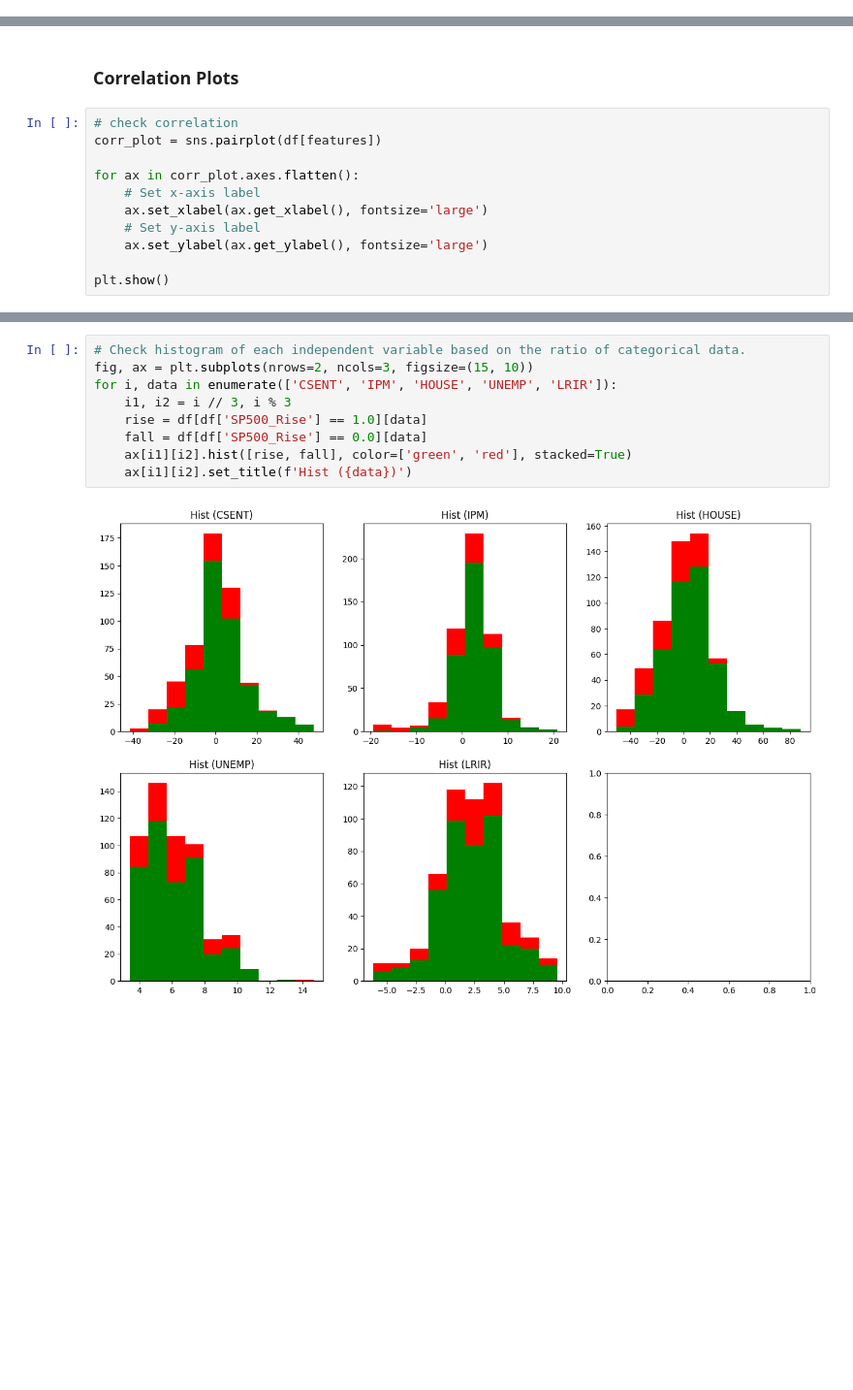
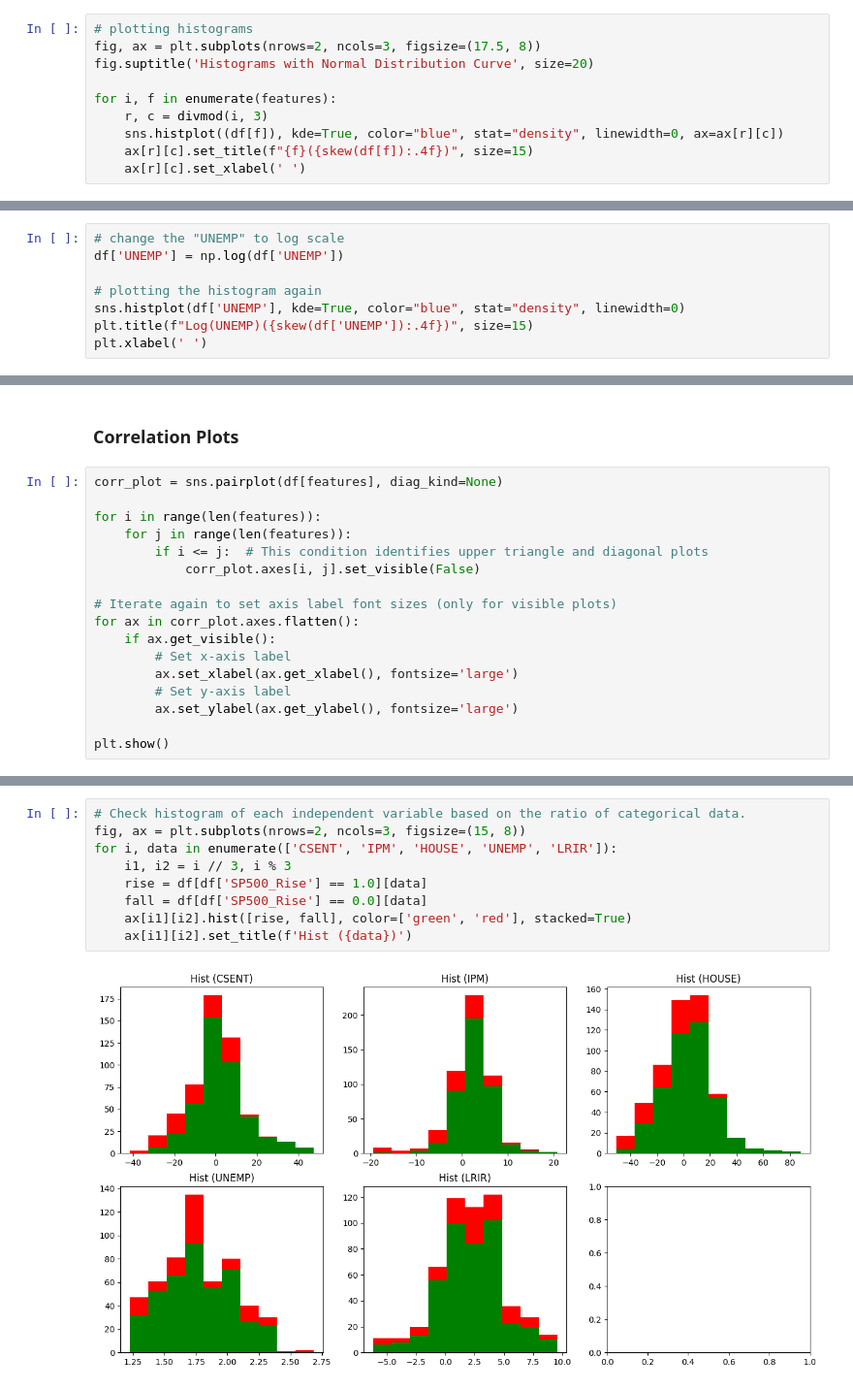
Before and after one commit to RanArino/Course_Projects, a Jupyter notebook: BDM500_PredictiveAnalysis/Projects/Codes.ipynb, the cells around one changed output, grey strips where cells are left out. Shown at 97% size. Saved outputs shown, nothing was run; the diff lists cells and outputs as text; blank space fills up the shorter version.

```diff
--- a/BDM500_PredictiveAnalysis/Projects/Codes.ipynb
+++ b/BDM500_PredictiveAnalysis/Projects/Codes.ipynb
@@ -185,0 +190,10 @@ df[features].describe()
+# %%
+# plotting histograms
+fig, ax = plt.subplots(nrows=2, ncols=3, figsize=(17.5, 8))
+fig.suptitle('Histograms with Normal Distribution Curve', size=20)
+
+for i, f in enumerate(features):
+    r, c = divmod(i, 3)
+    sns.histplot((df[f]), kde=True, color="blue", stat="density", linewidth=0, ax=ax[r][c])
+    ax[r][c].set_title(f"{f}({skew(df[f]):.4f})", size=15)
+    ax[r][c].set_xlabel(' ')
@@ -185,0 +203,8 @@ df[features].describe()
+# %%
+# change the "UNEMP" to log scale
+df['UNEMP'] = np.log(df['UNEMP'])
+
+# plotting the histogram again
+sns.histplot(df['UNEMP'], kde=True, color="blue", stat="density", linewidth=0)
+plt.title(f"Log(UNEMP)({skew(df['UNEMP']):.4f})", size=15)
+plt.xlabel(' ')
@@ -227,14 +255,20 @@ New Dimension:  (537, 11)
 # %% [markdown]
 ### Correlation Plots
 # %%
-# check correlation
-corr_plot = sns.pairplot(df[features])
+corr_plot = sns.pairplot(df[features], diag_kind=None)
 
+for i in range(len(features)):
+    for j in range(len(features)):
+        if i <= j:  # This condition identifies upper triangle and diagonal plots
+            corr_plot.axes[i, j].set_visible(False)
+
+# Iterate again to set axis label font sizes (only for visible plots)
 for ax in corr_plot.axes.flatten():
-    # Set x-axis label
-    ax.set_xlabel(ax.get_xlabel(), fontsize='large')
-    # Set y-axis label
-    ax.set_ylabel(ax.get_ylabel(), fontsize='large')
+    if ax.get_visible():
+        # Set x-axis label
+        ax.set_xlabel(ax.get_xlabel(), fontsize='large')
+        # Set y-axis label
+        ax.set_ylabel(ax.get_ylabel(), fontsize='large')
 
 plt.show()
 # %% [output]
@@ -258,13 +297,13 @@ for idx, d in enumerate(features[:-1]):
 # %%
 # Check histogram of each independent variable based on the ratio of categorical data.
-fig, ax = plt.subplots(nrows=2, ncols=3, figsize=(15, 10))
+fig, ax = plt.subplots(nrows=2, ncols=3, figsize=(15, 8))
 for i, data in enumerate(['CSENT', 'IPM', 'HOUSE', 'UNEMP', 'LRIR']):
     i1, i2 = i // 3, i % 3
     rise = df[df['SP500_Rise'] == 1.0][data]
     fall = df[df['SP500_Rise'] == 0.0][data]
     ax[i1][i2].hist([rise, fall], color=['green', 'red'], stacked=True)
     ax[i1][i2].set_title(f'Hist ({data})')
 # %% [output]
-[figure, old version]
+[figure, new version]
 # %%
 # Check the pairs (two independent variables) of the scatter plots based on the categorical data.
```
Also changed, not shown: parts of 26 cells of this notebook, 1 other file.
